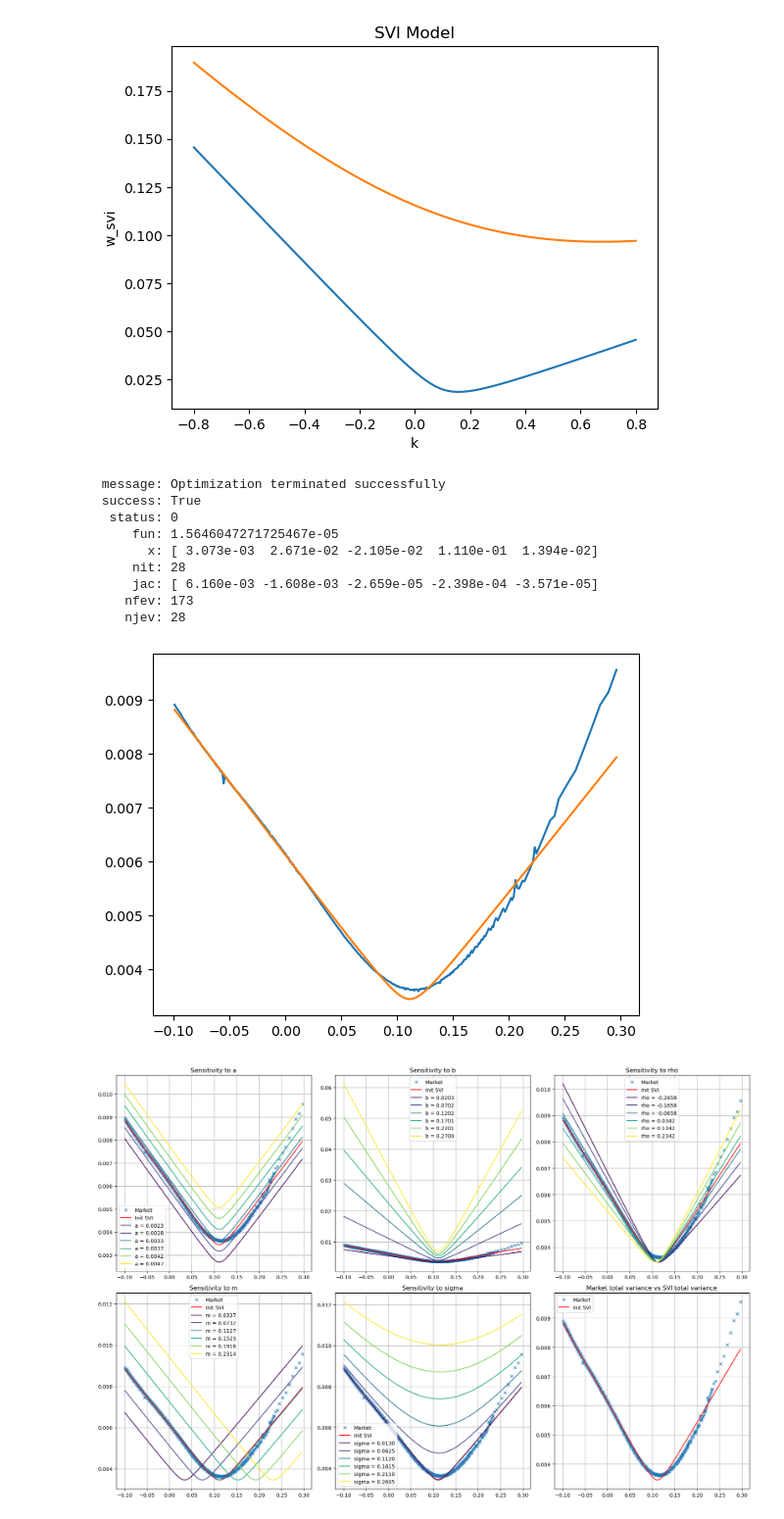
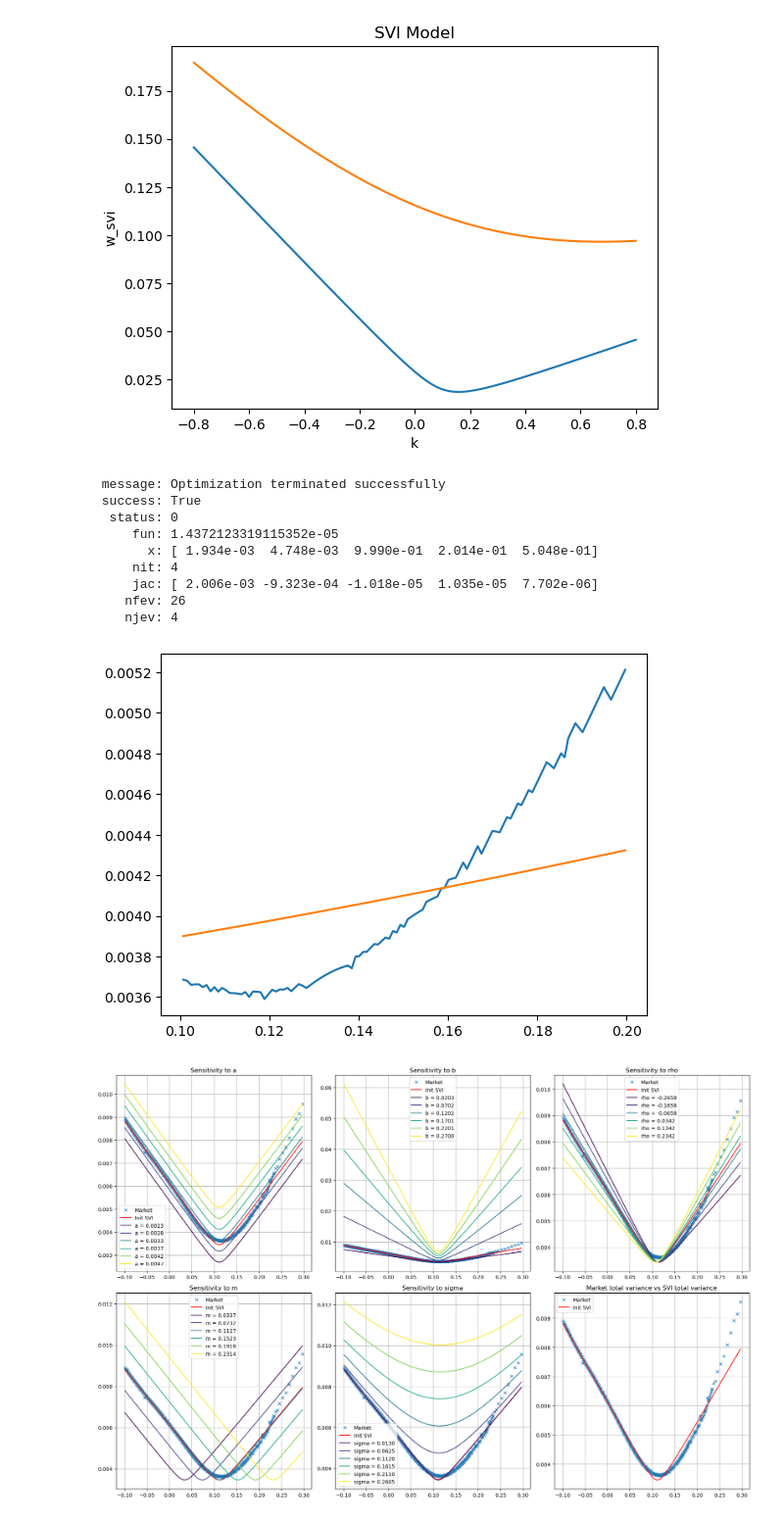
Before and after one commit to atanasio528/RRT, a Jupyter notebook: SVI/SVI Model Free Wings.ipynb, the cells around one changed output. Shown at 98% size. Saved outputs shown, nothing was run; the diff lists cells and outputs as text; code cells hidden in the pictures.

```diff
--- a/SVI/SVI Model Free Wings.ipynb
+++ b/SVI/SVI Model Free Wings.ipynb
@@ -78,16 +78,16 @@ class SVI:
         self.bounds = [
             (1e-5, np.max(w_market)),       # a
             (1e-3, 1),                      # b
-            (-1 + 1e-6, 1 - 1e-6),          # rho
+            (-0.999, 0.999),                # rho
             (2 * np.min(k), 2 * np.max(k)), # m
-            (0.01, 1)                       # sigma
+            (1e-2, 1)                       # sigma
         ]
         self.result = None
         self.grid = [
             np.linspace(lower, upper, 3) for (lower, upper) in self.bounds
         ]
         if init_guess is None:
-            self.init_guess = (0.000343, 0.023149, 0.9, 0.02053, 0.05065)
+            self.init_guess = (0.5*(self.w_market.min()), 0.1, -0.5, 0.1, 0.1)
         else:
             self.init_guess = init_guess
         self.a, self.b, self.rho, self.m, self.sigma = self.init_guess
@@ -103,7 +103,7 @@ class SVI:
 
     def butterfly_constraints(self, params):
         a, b, rho, m, sigma = params
-        epsilon = 1e-6
+        epsilon = 1e-8
         cond1 = (a - m * b * (rho + 1)) * (4 - a + m * b * (rho + 1)) - b**2 * (rho + 1)**2
         cond2 = (a - m * b * (rho - 1)) * (4 - a + m * b * (rho - 1)) - b**2 * (rho - 1)**2
         cond3 = 4 - b**2 * (rho + 1)**2
@@ -128,7 +128,6 @@ class SVI:
         else:
             candidates = [self.init_guess]
 
-        # Grid Search
         for guess in candidates:
             result = minimize(self.objective,
                               guess,
@@ -137,9 +136,9 @@ class SVI:
                               constraints=constraints)
             if result.success:
                 a, b, rho, m, sigma = result.x
-                self.a, self.b, self.rho, self.m, self.sigma = a, b, rho, m, sigma
-                svi_w = self.svi_curve["svi_w"]
-                mse = np.mean((np.array(svi_w) - self.w_market) ** 2)
+                # 직접 모델 w 계산 (성능 개선)
+                w_model = a + b * (rho * (self.k - m) + np.sqrt((self.k - m)**2 + sigma**2))
+                mse = np.mean((w_model - self.w_market) ** 2)
                 if mse < best_mse:
                     best_mse = mse
                     best_result = result
@@ -150,6 +149,7 @@ class SVI:
             self.a, self.b, self.rho, self.m, self.sigma = best_params
         else:
             print("All optimizations failed or constraints violated.")
+
 
     def svi_w(self, k):
         return self.a + self.b * (self.rho * (k - self.m) + np.sqrt((k - self.m)**2 + self.sigma**2))
@@ -169,41 +169,41 @@ class SVI:
     def params(self):
         return {
             "a": self.a, "b": self.b, "rho": self.rho, "m": self.m, "sigma": self.sigma
         }
 
     def jw_paramas(self):
         nu = (self.a + self.b * (-self.rho * self.m + np.sqrt(self.m ** 2 + self.sigma ** 2))) / self.t
         psi = (1 / np.sqrt(nu * self.t)) * (self.b / 2) * (-self.m / (np.sqrt(self.m**2 + self.sigma**2)) + self.rho)
         p = (1 / np.sqrt(nu * self.t)) * self.b * (1 - self.rho)
         c = (1 / np.sqrt(nu * self.t)) * self.b * (1 + self.rho)
         nu_tilde = (1 / self.t) * (self.a + self.b * self.sigma * np.sqrt(1 - self.rho ** 2))
         return {
             "nu": nu, "psi": psi, "p": p, "c": c, "nu_tilde": nu_tilde
         }
 
-df = call_df[(call_df['x'] < 0.3) & (call_df['x'] > -0.1)].loc[:, ["x", "w"]].dropna()
+df = call_df[(call_df['x'] < 0.2) & (call_df['x'] > 0.1)].loc[:, ["x", "w"]].dropna()
 k = df['x'].values
 w = df['w'].values
 t = call_df['T'].unique()[0]
 
 svi = SVI(k, w, t)
 svi.fit()
 print(svi.fit_result)
 svi_w = svi.svi_curve['svi_w']
 plt.plot(k, w)
 plt.plot(k, svi_w)
 plt.show()
 # %% [output]
  message: Optimization terminated successfully
  success: True
   status: 0
-     fun: 1.5646047271725467e-05
-       x: [ 3.073e-03  2.671e-02 -2.105e-02  1.110e-01  1.394e-02]
-     nit: 28
-     jac: [ 6.160e-03 -1.608e-03 -2.659e-05 -2.398e-04 -3.571e-05]
-    nfev: 173
-    njev: 28
+     fun: 1.4372123319115352e-05
+       x: [ 1.934e-03  4.748e-03  9.990e-01  2.014e-01  5.048e-01]
+     nit: 4
+     jac: [ 2.006e-03 -9.323e-04 -1.018e-05  1.035e-05  7.702e-06]
+    nfev: 26
+    njev: 4
-[figure, old version]
+[figure, new version]
 # %%
 import matplotlib.pyplot as plt
 import numpy as np
```
Also changed, not shown: parts of 1 cell of this notebook, 4 other files.
